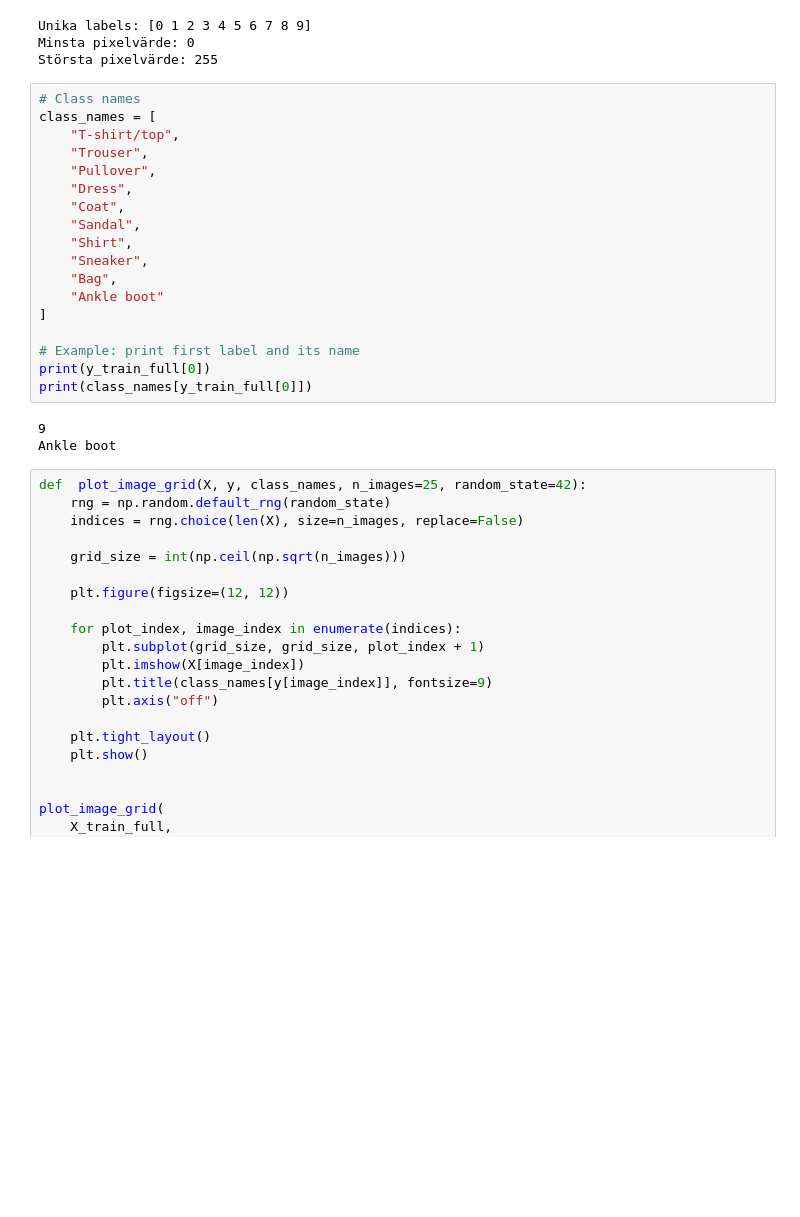
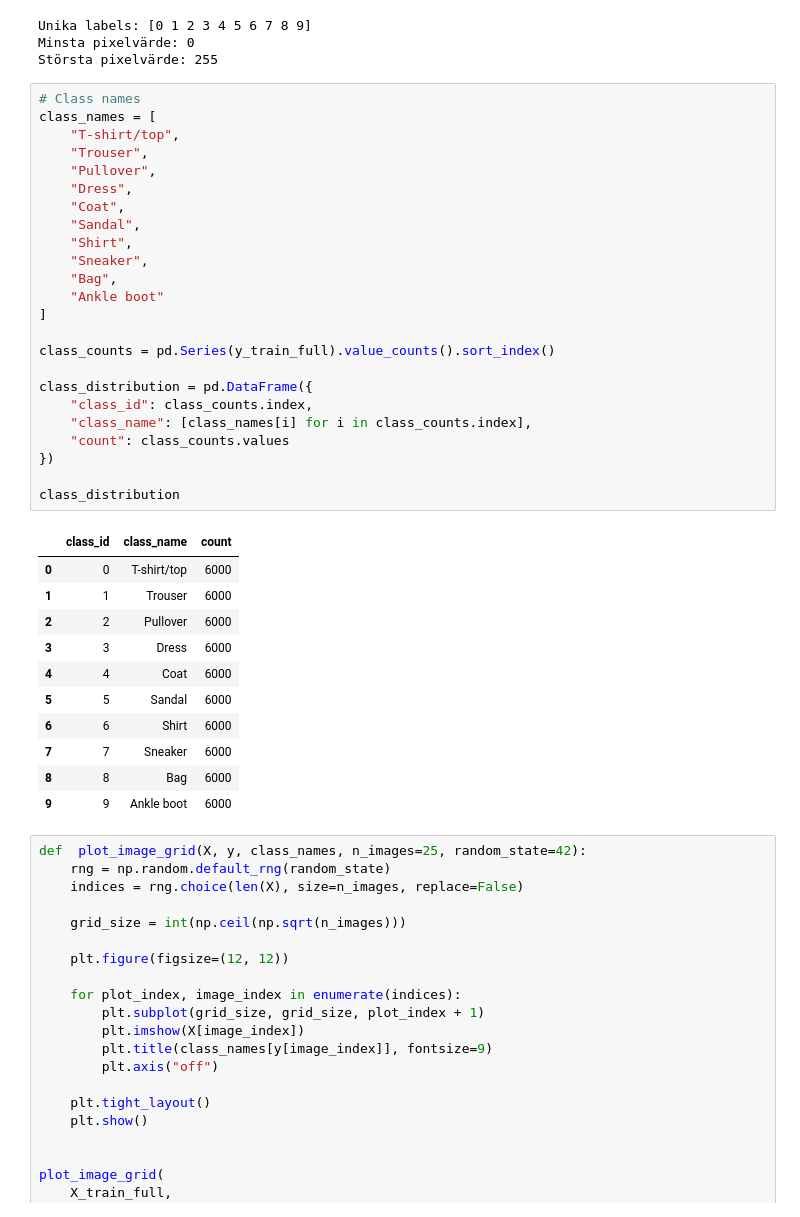
Before and after one commit to KevinCJohansson/Deep_learning, a Jupyter notebook: Notebook.ipynb, the cells around one changed output. Drawn from its saved outputs; the diff is of its cells as text; blank space fills up the shorter version.

```diff
--- a/Notebook.ipynb
+++ b/Notebook.ipynb
@@ -75,24 +40,39 @@ Största pixelvärde: 255
 # %%
 # Class names
 class_names = [
     "T-shirt/top",
     "Trouser",
     "Pullover",
     "Dress",
     "Coat",
     "Sandal",
     "Shirt",
     "Sneaker",
     "Bag",
     "Ankle boot"
 ]
 
-# Example: print first label and its name
-print(y_train_full[0])
-print(class_names[y_train_full[0]])
+class_counts = pd.Series(y_train_full).value_counts().sort_index()
+
+class_distribution = pd.DataFrame({
+    "class_id": class_counts.index,
+    "class_name": [class_names[i] for i in class_counts.index],
+    "count": class_counts.values
+})
+
+class_distribution
 # %% [output]
-9
-Ankle boot
+|  | class_id | class_name | count |
+| 0 | 0 | T-shirt/top | 6000 |
+| 1 | 1 | Trouser | 6000 |
+| 2 | 2 | Pullover | 6000 |
+| 3 | 3 | Dress | 6000 |
+| 4 | 4 | Coat | 6000 |
+| 5 | 5 | Sandal | 6000 |
+| 6 | 6 | Shirt | 6000 |
+| 7 | 7 | Sneaker | 6000 |
+| 8 | 8 | Bag | 6000 |
+| 9 | 9 | Ankle boot | 6000 |
 # %%
 def  plot_image_grid(X, y, class_names, n_images=25, random_state=42):
     rng = np.random.default_rng(random_state)
```
Also changed, not shown: parts of 6 cells of this notebook.
